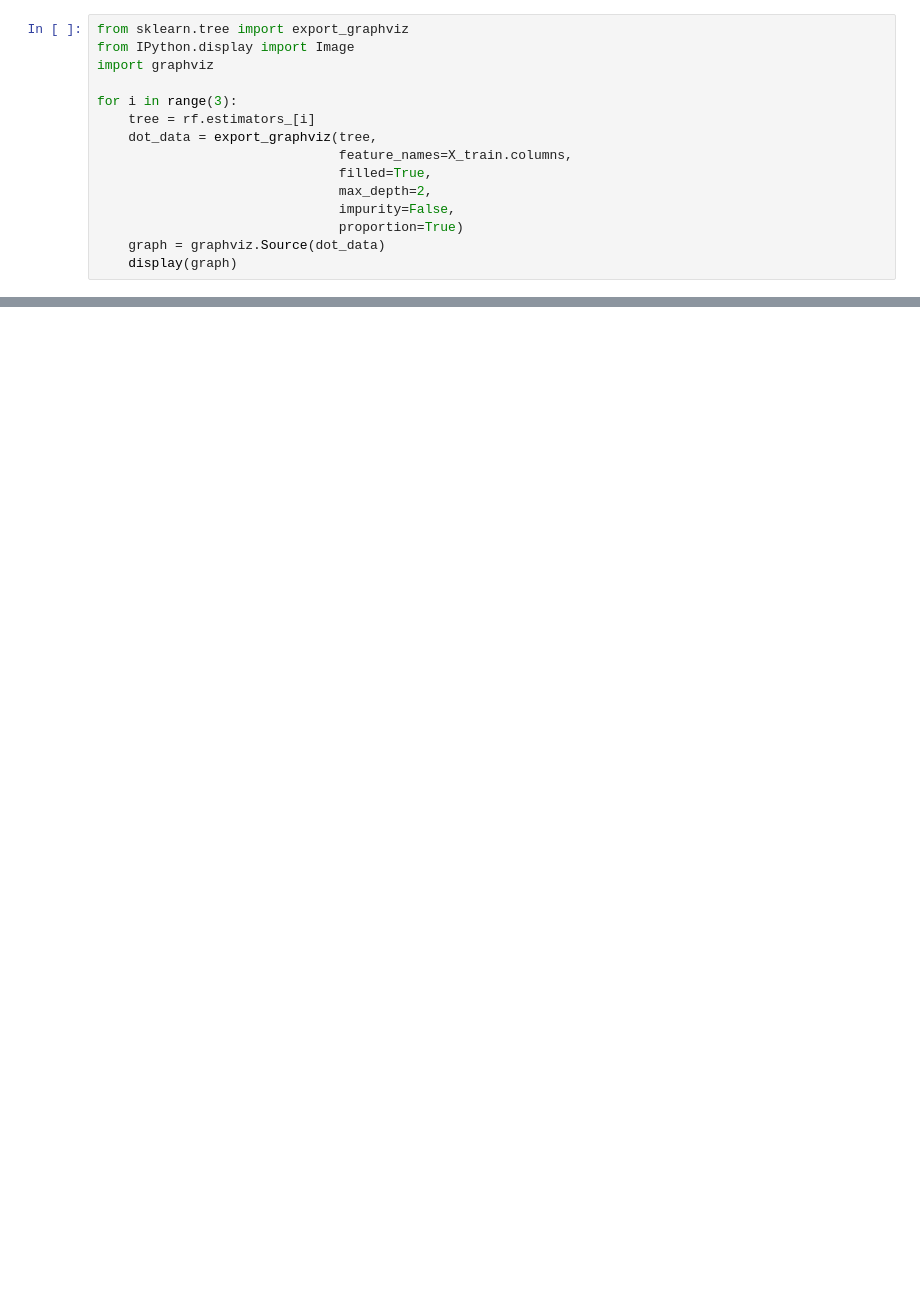
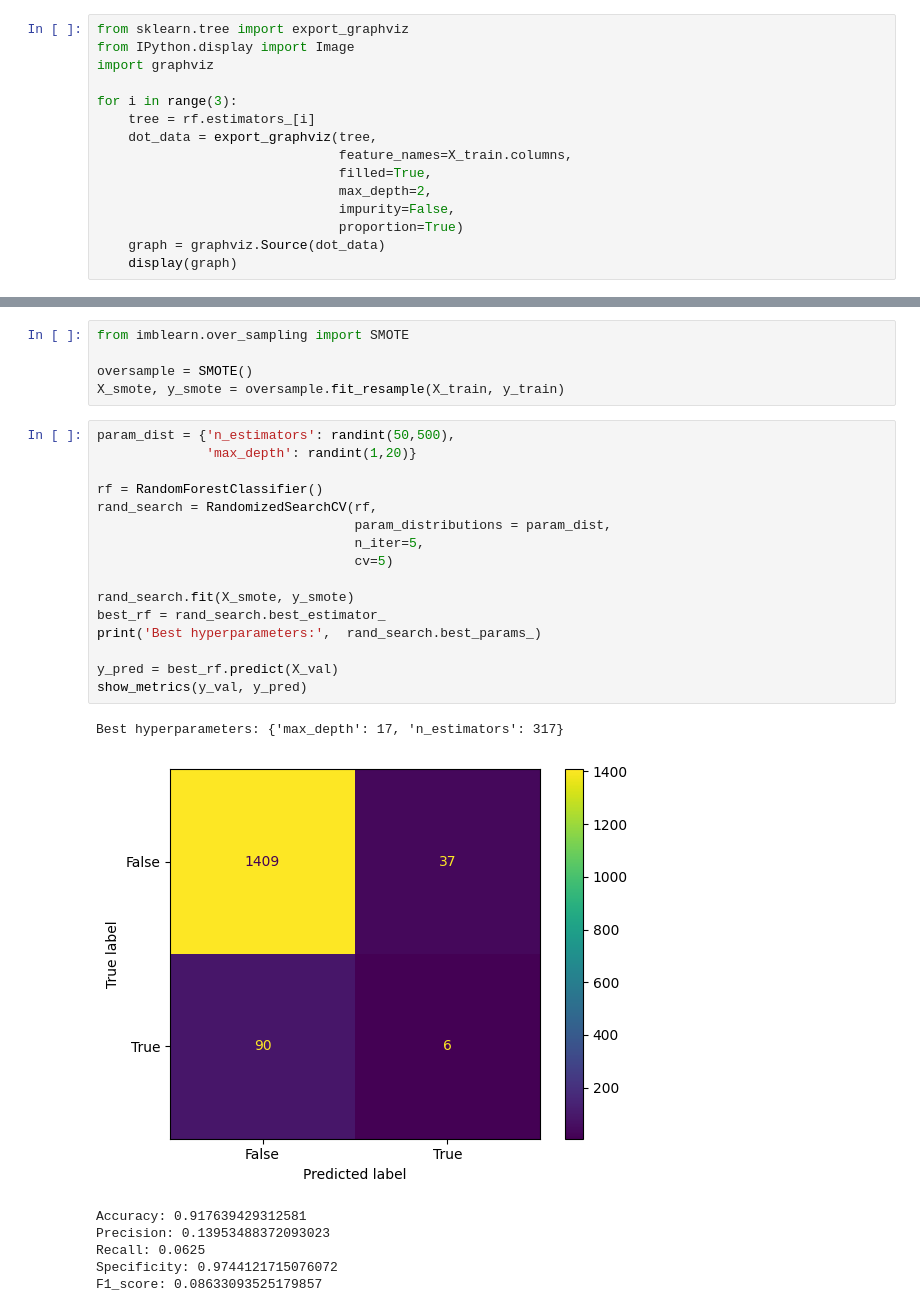
Before and after one commit to dapscc/bt4012_fraud, a Jupyter notebook: ml.ipynb, the cells around one changed output, grey strips where cells are left out. Saved outputs shown, nothing was run; the diff lists cells and outputs as text; blank space fills up the shorter version.

```diff
--- a/ml.ipynb
+++ b/ml.ipynb
@@ -115,0 +198,29 @@ Best hyperparameters: {'max_depth': 6, 'n_estimators': 417}
+# %%
+from imblearn.over_sampling import SMOTE
+
+oversample = SMOTE()
+X_smote, y_smote = oversample.fit_resample(X_train, y_train)
+# %%
+param_dist = {'n_estimators': randint(50,500),
+              'max_depth': randint(1,20)}
+
+rf = RandomForestClassifier()
+rand_search = RandomizedSearchCV(rf,
+                                 param_distributions = param_dist,
+                                 n_iter=5,
+                                 cv=5)
+
+rand_search.fit(X_smote, y_smote)
+best_rf = rand_search.best_estimator_
+print('Best hyperparameters:',  rand_search.best_params_)
+
+y_pred = best_rf.predict(X_val)
+show_metrics(y_val, y_pred)
+# %% [output]
+Best hyperparameters: {'max_depth': 17, 'n_estimators': 317}
+[figure, added]
+Accuracy: 0.917639429312581
+Precision: 0.13953488372093023
+Recall: 0.0625
+Specificity: 0.9744121715076072
+F1_score: 0.08633093525179857
```
Also changed, not shown: parts of 13 cells of this notebook, 3 other files.
